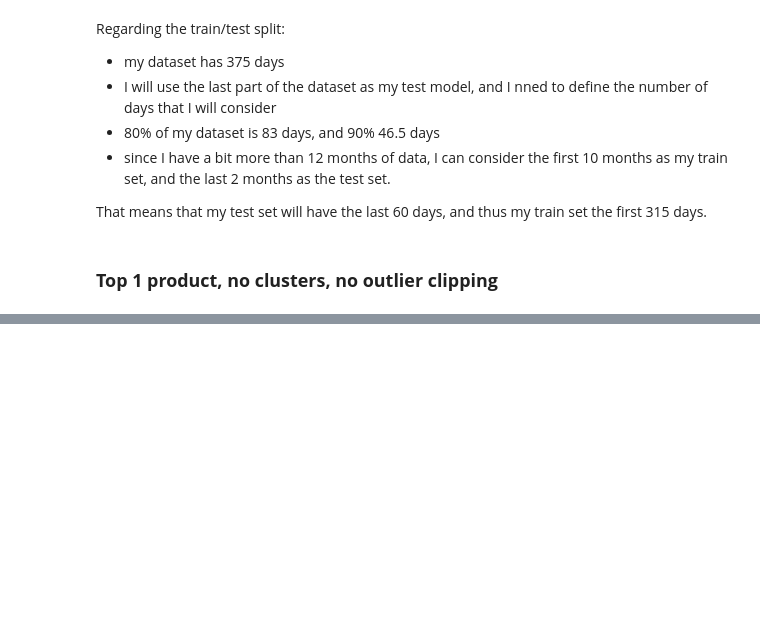
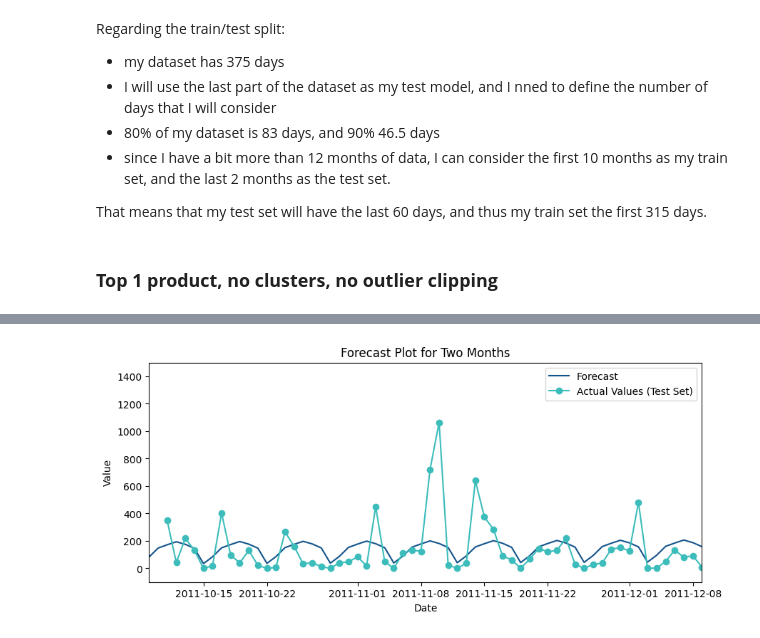
Before and after one commit to dimitsagk/ClientClustering_InventoryForecast, a Jupyter notebook: notebooks/04_InventoryForecast_ML-notebook.ipynb, the cells around one changed output, grey strips where cells are left out. Drawn from its saved outputs; the diff is of its cells as text; code cells hidden in the pictures; blank space fills up the shorter version.

Commit message:
Adding plots

```diff
--- a/notebooks/04_InventoryForecast_ML-notebook.ipynb
+++ b/notebooks/04_InventoryForecast_ML-notebook.ipynb
@@ -292,0 +285,2 @@ RMSE:  40.62586471962368 , MAE:  25.952915159768647
+# %%
+forecast0, m0, test0 = prophet_model_per_product_SELECTED_MODEL_returns_forecast(df, products_top[2],2)
@@ -292,0 +294,26 @@ RMSE:  40.62586471962368 , MAE:  25.952915159768647
+# %%
+import matplotlib.pyplot as plt
+
+# Plot the forecast for two months
+plt.figure(figsize=(10, 4))
+plt.plot(forecast0['ds'], forecast0['yhat'], label='Forecast', color='#13538A')  # Blue color
+
+# Plot the actual values from the test set
+plt.plot(test0['ds'], test0['y'], 'ro-', label='Actual Values (Test Set)', color='#3CBDBB')  # Red color
+
+# Set axis labels and title
+plt.xlabel('Date')
+plt.ylabel('Value')
+plt.title('Forecast Plot for Two Months')
+
+# Set the x-axis limits for one month
+plt.xlim(pd.Timestamp('2011-10-09'), pd.Timestamp('2011-12-09'))
+plt.ylim(-100, 1500)
+
+# Show legend
+plt.legend()
+plt.savefig('../images/forecast_plot0.png')
+# Show plot
+plt.show()
+# %% [output]
+[figure, added]
```
Also changed, not shown: parts of 36 cells of this notebook.
